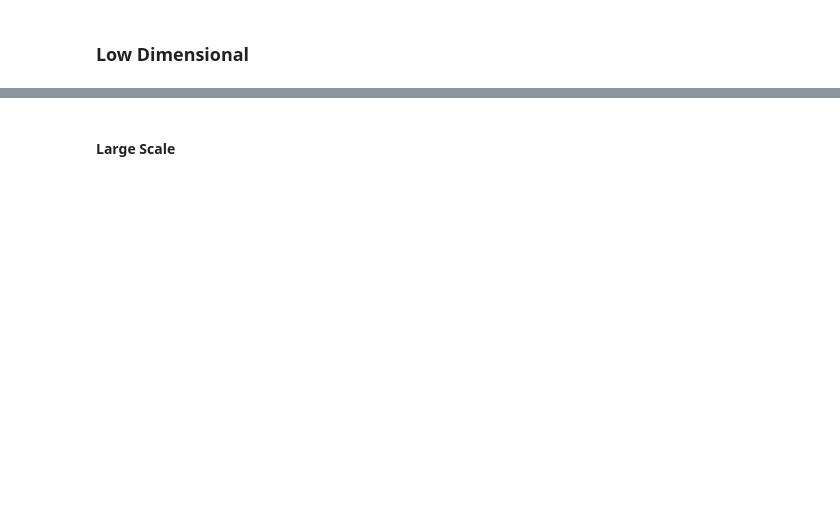
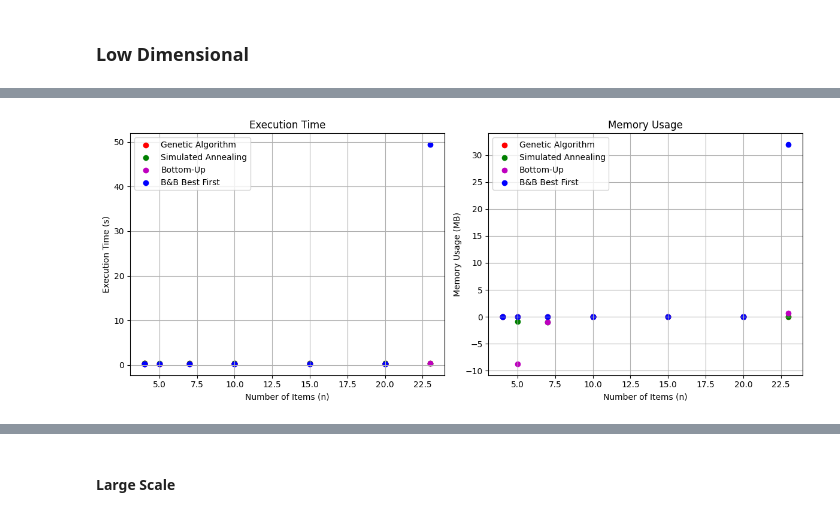
Before and after one commit to RodrigoFernandes-DA/TPs_Univ, a Jupyter notebook: Recherche Operationelle/TP6 - Algorithmes génétiques.ipynb, the cells around one changed output, grey strips where cells are left out. Drawn from its saved outputs; the diff is of its cells as text; code cells hidden in the pictures; blank space fills up the shorter version.

```diff
--- a/Recherche Operationelle/TP6 - Algorithmes génétiques.ipynb
+++ b/Recherche Operationelle/TP6 - Algorithmes génétiques.ipynb
@@ -475 +366,34 @@ B&B Best First - Time: 0.2016s | Memory: 0.0000 MB
+# %%
+# Converter para numpy arrays para evitar problemas de tamanho
+n_values = np.array(n_values)
+
+# Plot execution times
+plt.figure(figsize=(12, 5))
+
+plt.subplot(1, 2, 1)
+colors = ['r', 'g', 'm', 'b']
+for (method_name, times), color in zip(method_times.items(), colors):
+    time_m = np.array(times)  # Garantir que os tamanhos correspondam
+    plt.scatter(n_values, time_m, marker='o', linestyle='-', color=color, label=method_name)
+plt.xlabel("Number of Items (n)")
+plt.ylabel("Execution Time (s)")
+plt.legend()
+plt.grid(True)
+plt.title("Execution Time")
+
+# Plot memory usage
+plt.subplot(1, 2, 2)
+for (method_name, memories), color in zip(method_memory.items(), colors):
+    memory_m = np.array(memories)  # Garantir que os tamanhos correspondam
+    plt.scatter(n_values, memory_m, marker='o', linestyle='-', color=color, label=method_name)
+plt.xlabel("Number of Items (n)")
+plt.ylabel("Memory Usage (MB)")
+plt.legend()
+plt.grid(True)
+plt.title("Memory Usage")
+
+plt.tight_layout()
+plt.show()
+# %% [output]
+[figure, added]
 # %%
```
Also changed, not shown: parts of 23 cells of this notebook, 1 other file.
